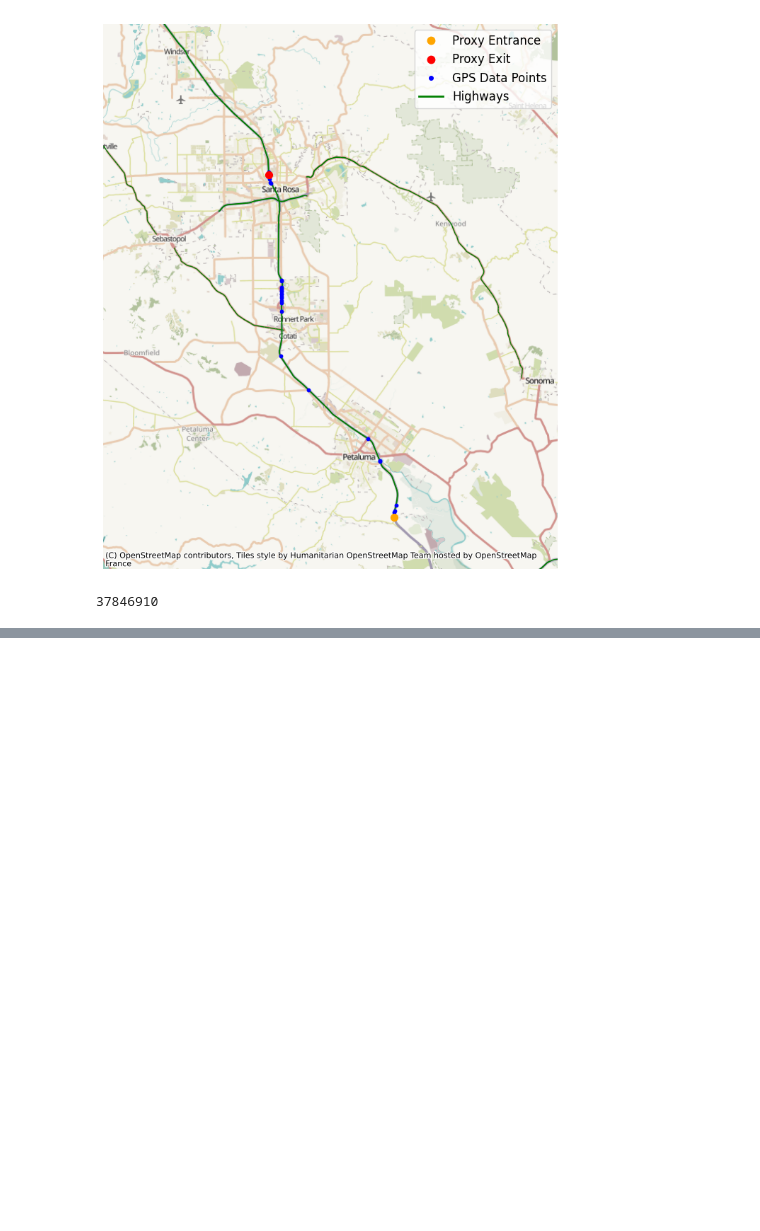
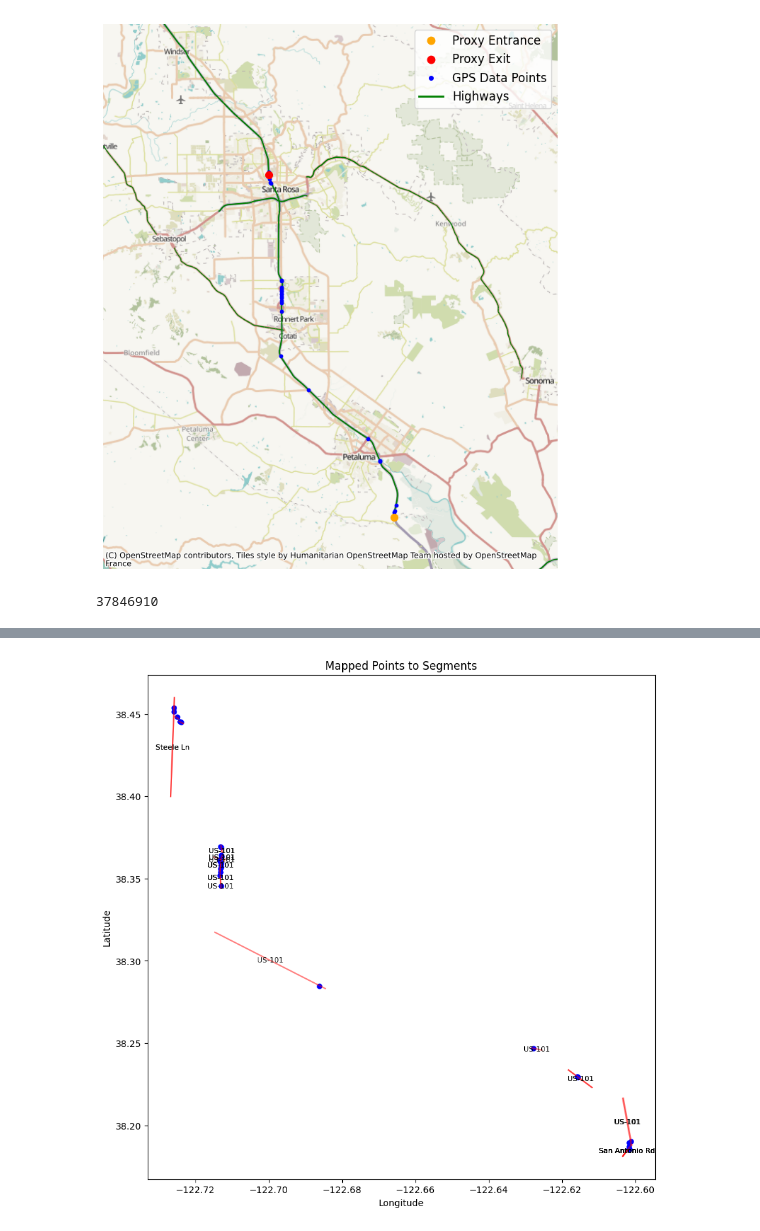
Before and after one commit to pfoytik/Highway-Routing-Data-Processing, a Jupyter notebook: Data_Extraction.ipynb, the cells around one changed output, grey strips where cells are left out. Drawn from its saved outputs; the diff is of its cells as text; code cells hidden in the pictures; blank space fills up the shorter version.

Commit message:
added more mapping methods and comparison

```diff
--- a/Data_Extraction.ipynb
+++ b/Data_Extraction.ipynb
@@ -414,0 +615,3 @@ joint
+# %%
+# Using the enhanced version with distance filtering
+all_mappings, valid_mappings = map_with_full_data(joint, fleet_lat_long_dict, max_distance_m=100)
@@ -414,0 +622,13 @@ joint
+# %%
+# Group points by segment
+from collections import defaultdict
+segment_groups = defaultdict(list)
+for mapping in valid_mappings:
+    segment_groups[mapping['segment_id']].append(mapping)
+
+for segment_id, points in segment_groups.items():
+    print(f"\nSegment {segment_id}: {len(points)} points", fleet_segment_roadNames[str(segment_id)])
+    for point in points:
+        print(f"  Point {point['point_index']}: "
+                f"lat={point['point_data']['GEOHASHLATITUDE']}, "
+                f"lon={point['point_data']['GEOHASHLONGITUDE']}")
@@ -414,0 +653,21 @@ joint
+# %%
+### plot the lat long points of the valid mappings
+fig, ax = plt.subplots(figsize=(10, 10))
+for mapping in valid_mappings:
+    point = mapping['point_data']
+    ax.plot(point['GEOHASHLONGITUDE'], point['GEOHASHLATITUDE'], 'bo', markersize=5)
+    segment_coords = mapping['segment_data']['coordinates']
+    ### add labels to segments
+    ax.text((segment_coords[0][0] + segment_coords[1][0]) / 2,
+            (segment_coords[0][1] + segment_coords[1][1]) / 2,
+            fleet_segment_roadNames[str(mapping['segment_id'])], fontsize=8, ha='center', va='center')
+    ### draw the segment line
+    ax.plot([segment_coords[0][0], segment_coords[1][0]],
+            [segment_coords[0][1], segment_coords[1][1]], 'r-', alpha=0.5)
+
+plt.xlabel('Longitude')
+plt.ylabel('Latitude')
+plt.title('Mapped Points to Segments')
+plt.show()
+# %% [output]
+[figure, added]
```
Also changed, not shown: parts of 8 cells of this notebook.
